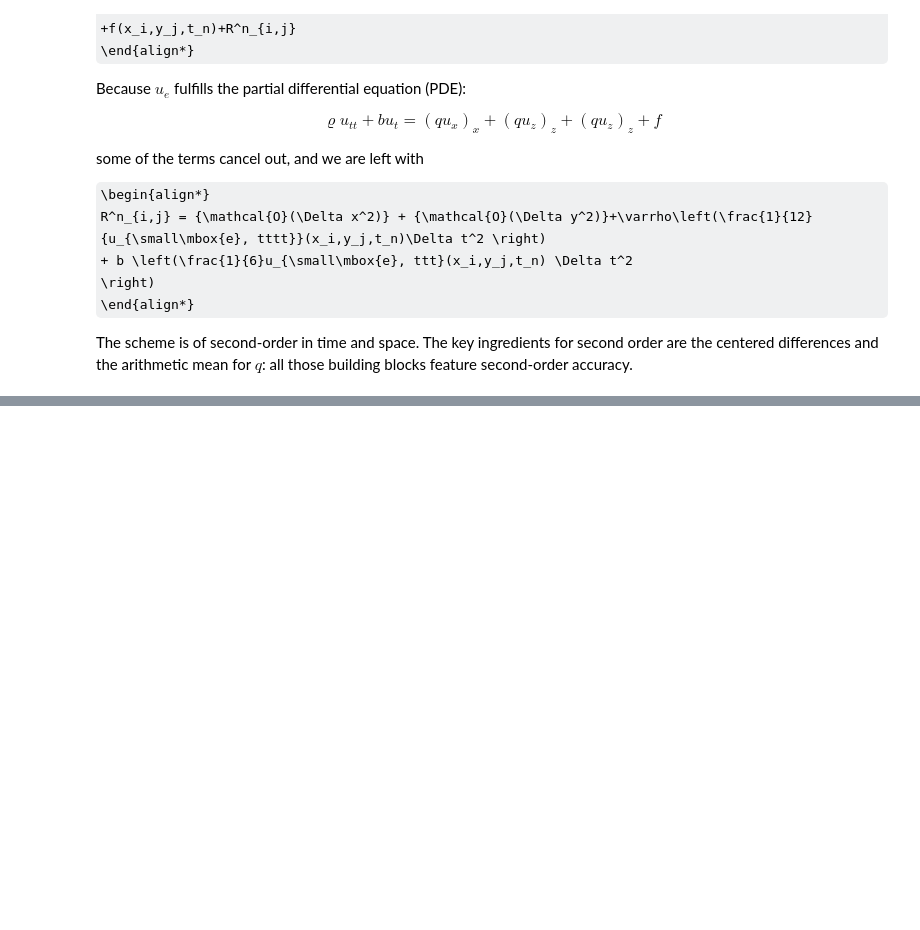
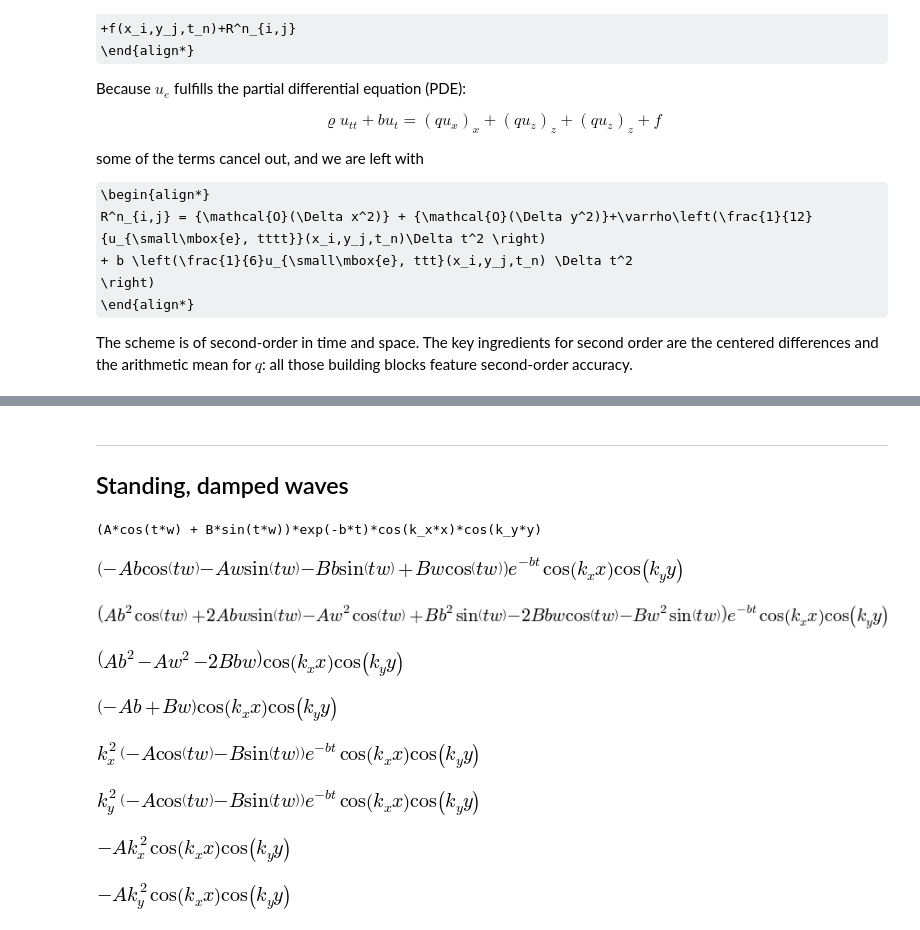
Before and after one commit to miladh/inf5620, a Jupyter notebook: waveEquation/doc/src/waveEquation.ipynb, the cells around one changed output, grey strips where cells are left out. Saved outputs shown, nothing was run; the diff lists cells and outputs as text; code cells hidden in the pictures; some formulas as TeX source; blank space fills up the shorter version.

Commit message:
damped standing wave implemented

```diff
--- a/waveEquation/doc/src/waveEquation.ipynb
+++ b/waveEquation/doc/src/waveEquation.ipynb
@@ -438,3 +439,48 @@ Which together with the iterative scheme gives us a correction to $f$, which we
 This is implemented in the code with a check for vectorized or scalar versions of $x$ and $y$ when calling $f$, and the correction is then added as $\hat f = f + g$ if we are on the boundary.
 
 This is done in the file tests/test_cubic.py.
+# %% [markdown]
+---
+## Standing, damped waves
+# %%
+from sympy import *
+init_printing(use_latex=True)
+A,B,b,w,kx,ky, q = symbols("A,B,b,w,k_x,k_y,q")
+x,y,t = symbols("x,y,t")
+u = (A*cos(w*t)+B*sin(w*t))*exp(-b*t)*cos(kx*x)*cos(ky*y)
+display(u)
+# %% [output]
+(A*cos(t*w) + B*sin(t*w))*exp(-b*t)*cos(k_x*x)*cos(k_y*y)
+# %%
+u_t = diff(u,t).simplify()
+display(u_t)
+# %% [output]
+[figure, added]
+# %%
+u_tt = diff(u_t,t).simplify()
+display(u_tt)
+# %% [output]
+[figure, added]
+# %%
+u_tt.subs(t, 0)
+# %% [output]
+[figure, added]
+# %%
+u_t.subs(t,0)
+# %% [output]
+[figure, added]
+# %%
+u_xx = diff(u,x,x).simplify()
+u_yy = diff(u,y,y).simplify()
+display(u_xx,u_yy)
+# %% [output]
+[figure, added]
+[figure, added]
+# %%
+u_xx.subs(t,0)
+# %% [output]
+[figure, added]
+# %%
+u_yy.subs(t,0)
+# %% [output]
+[figure, added]
```
Also changed, not shown: parts of 4 cells of this notebook, 1 other file.
